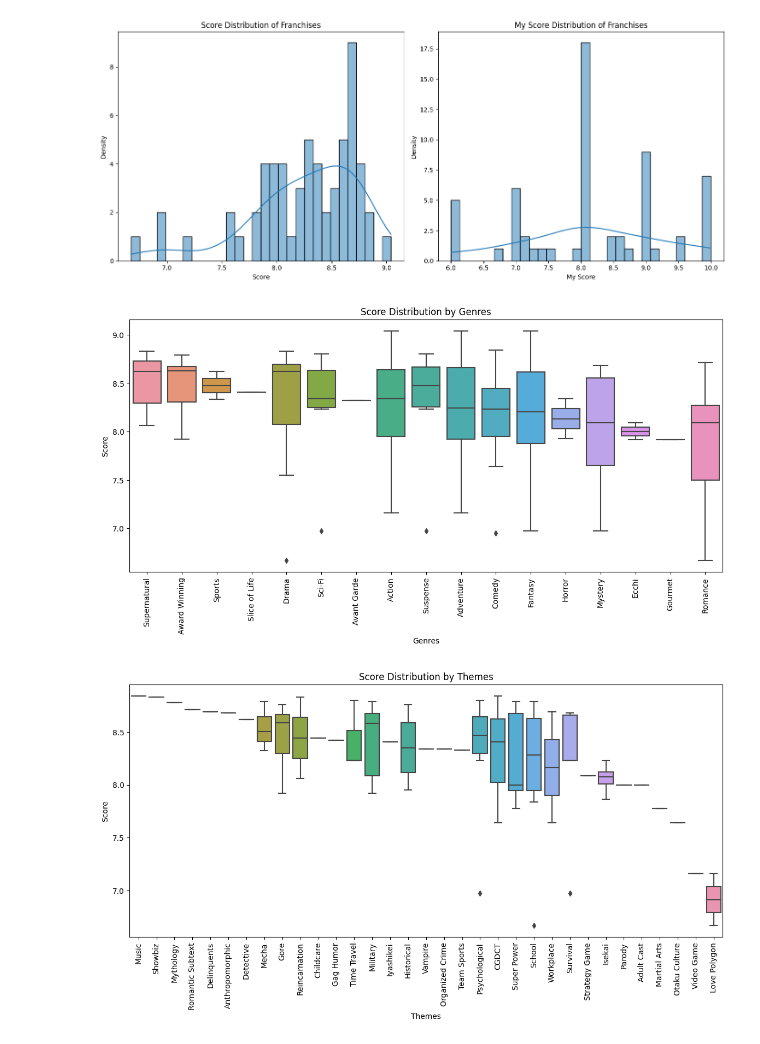
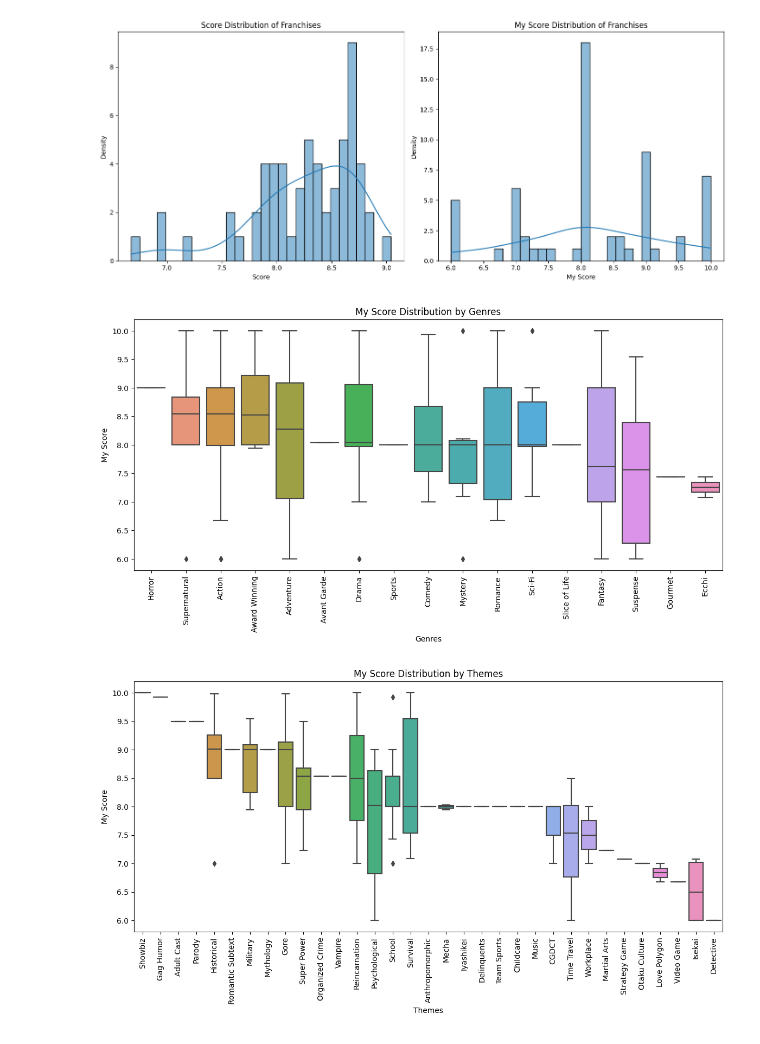
Before and after one commit to titouan-lacombe/MyAnimeStats, a Jupyter notebook: stats.ipynb, the cells around one changed output. Drawn from its saved outputs; the diff is of its cells as text; code cells hidden in the pictures.

```diff
--- a/stats.ipynb
+++ b/stats.ipynb
@@ -48,35 +49,35 @@ sns.histplot(df['score'], kde=True, bins=30, ax=axs[0])
 axs[0].set_title('Score Distribution of Franchises')
 axs[0].set_xlabel('Score')
 axs[0].set_ylabel('Density')
 
 sns.histplot(df['my_score'], kde=True, bins=30, ax=axs[1])
 axs[1].set_title('My Score Distribution of Franchises')
 axs[1].set_xlabel('My Score')
 axs[1].set_ylabel('Density')
 
 plt.tight_layout()
 plt.show()
 
 # Helper function for generating box plots
 def box_plot(data, x, y, title, xlabel, ylabel):
     if data[x].notna().any():  # Check if there are any non-null values
         plt.figure(figsize=(14, 6))
         sns.boxplot(x=x, y=y, data=data, order=order)
         plt.title(title)
         plt.xlabel(xlabel)
         plt.ylabel(ylabel)
         plt.xticks(rotation=90)
         plt.show()
 
 # Unnest 'genres', 'themes', and 'studios' fields and create box plots
 for field in ['genres', 'themes', 'studios']:
     df_unnested = df.explode(field)
 
-    # Sort by descending average score
-    order = df_unnested.groupby(field)['score'].mean().sort_values(ascending=False).index
+    # Sort by descending average my_score
+    order = df_unnested.groupby(field)['my_score'].median().sort_values(ascending=False).index
 
-    box_plot(df_unnested, field, 'score', f'Score Distribution by {field.capitalize()}', field.capitalize(), 'Score')
+    box_plot(df_unnested, field, 'my_score', f'My Score Distribution by {field.capitalize()}', field.capitalize(), 'My Score')
 # %% [output]
 [figure]
-[figure, old version]
+[figure, new version]
-[figure, old version]
+[figure, new version]
```
Also changed, not shown: parts of 5 cells of this notebook, 2 other files.
